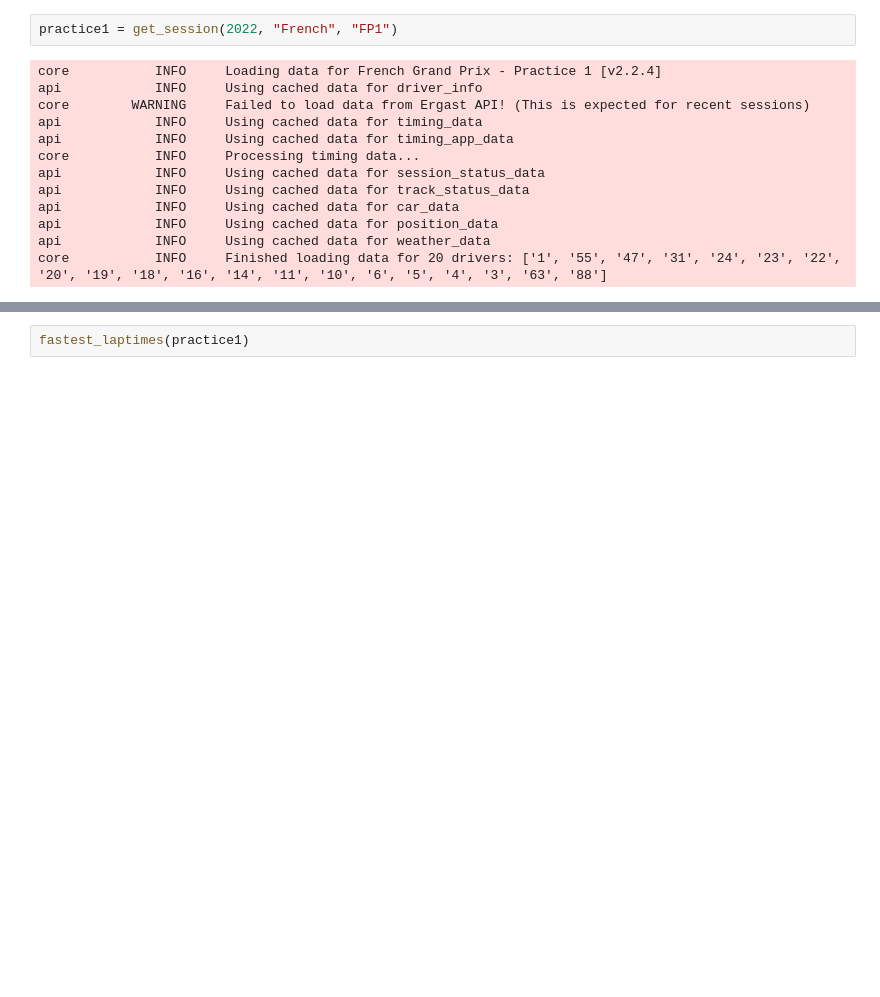
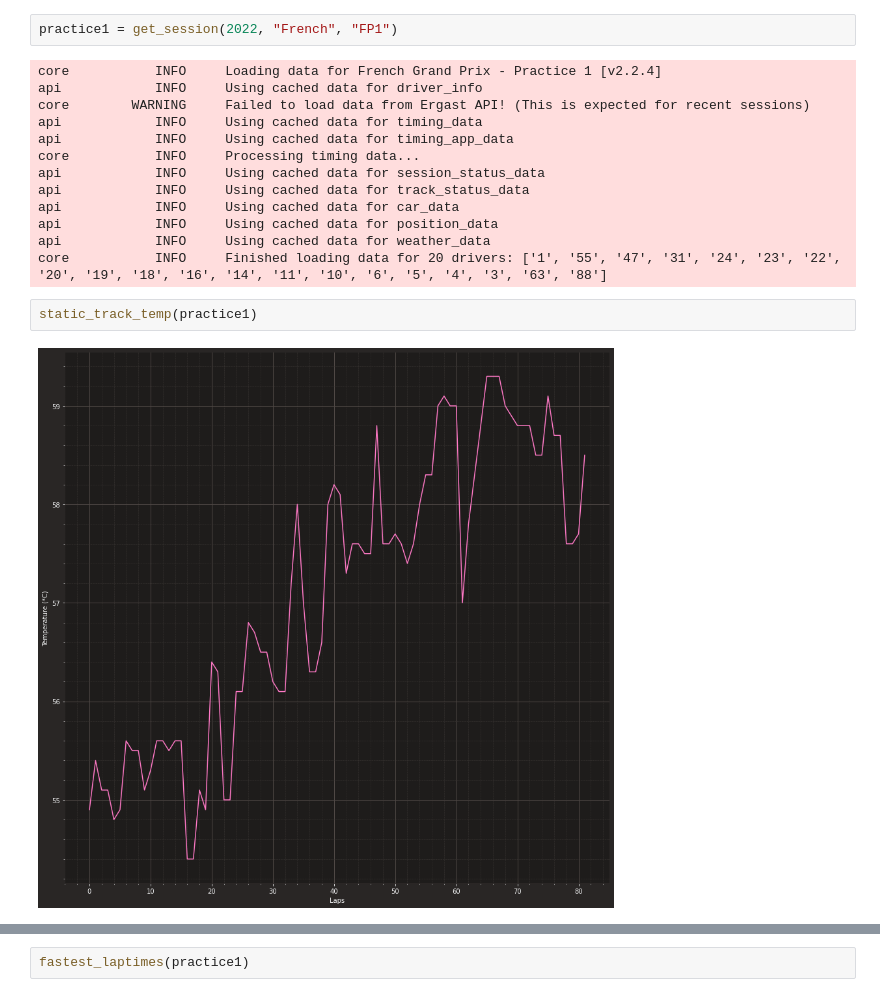
Before and after one commit to CamStevens15/F1_2022_race_analytics, a Jupyter notebook: Code_Analysis/FrenchGP2022.ipynb, the cells around one changed output, grey strips where cells are left out. Drawn from its saved outputs; the diff is of its cells as text; blank space fills up the shorter version.

```diff
--- a/Code_Analysis/FrenchGP2022.ipynb
+++ b/Code_Analysis/FrenchGP2022.ipynb
@@ -15,3 +17,7 @@ api            INFO     Using cached data for car_data
 api            INFO     Using cached data for position_data
 api            INFO     Using cached data for weather_data
 core           INFO     Finished loading data for 20 drivers: ['1', '55', '47', '31', '24', '23', '22', '20', '19', '18', '16', '14', '11', '10', '6', '5', '4', '3', '63', '88']
+# %%
+static_track_temp(practice1)
+# %% [output]
+[figure, added]
```
Also changed, not shown: parts of 6 cells of this notebook.
